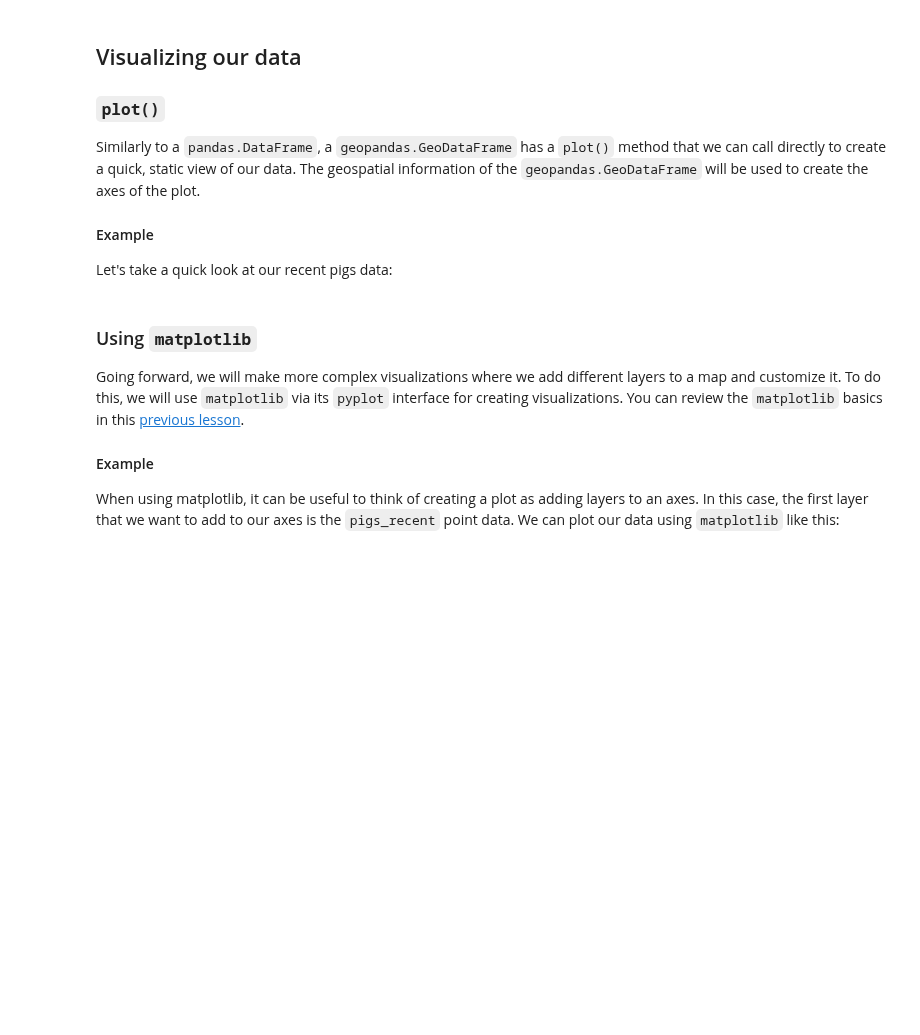
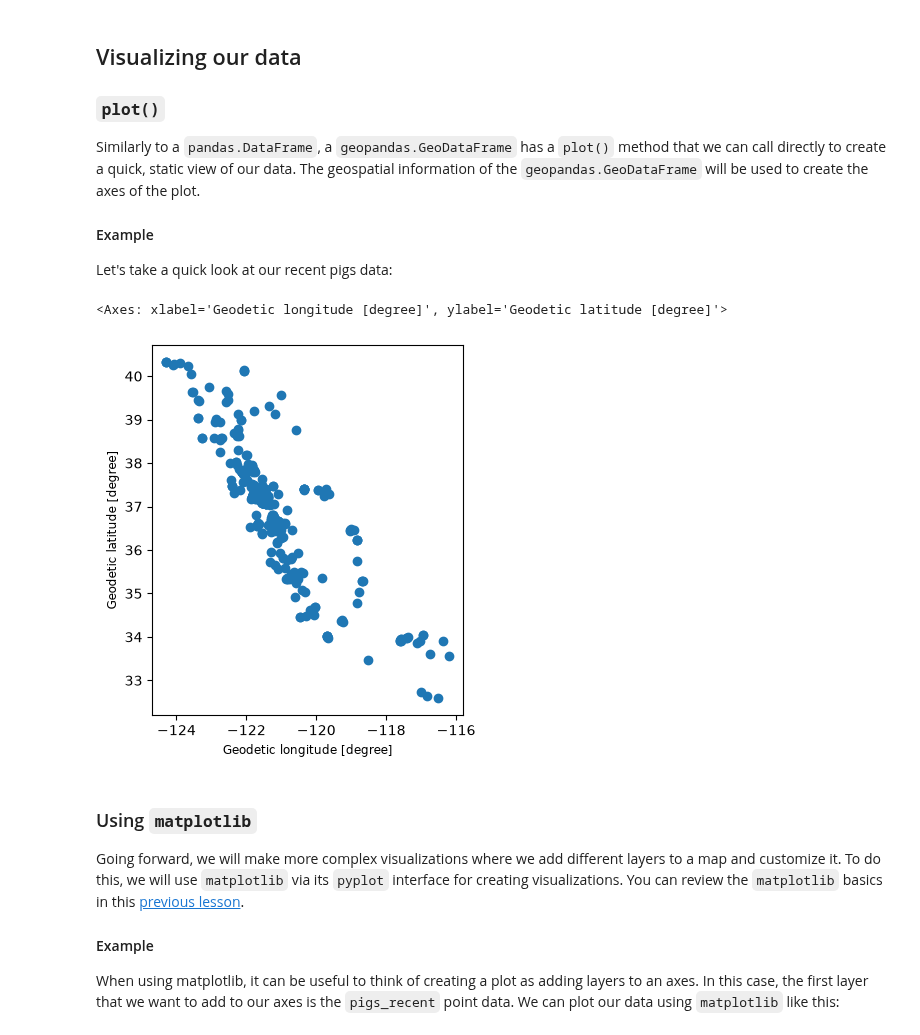
Before and after one commit to kloo49/eds220-in-class, a Jupyter notebook: week-5-geopandas-intro-STUDENTS.ipynb, the cells around one changed output. Drawn from its saved outputs; the diff is of its cells as text; code cells hidden in the pictures; blank space fills up the shorter version.

```diff
--- a/week-5-geopandas-intro-STUDENTS.ipynb
+++ b/week-5-geopandas-intro-STUDENTS.ipynb
@@ -133,2 +307,11 @@ Before running the next cell, write down your prediction: when do you expect the
 # %% [markdown]
 In this analysis, we will use data from 2020 onwards. We can use our usual data selection to subset it:
+# %%
+# Select data from 2020 onwards
+pigs_recent = pigs[pigs['year'] >= 2020]
+
+# Check length of original dataframe
+print('Total number of observations:',len(pigs))
+
+# Check length of new dataframe
+print('Number of observations since 2020:',len(pigs_recent))
@@ -142,6 +328,11 @@ Similarly to a `pandas.DataFrame`, a `geopandas.GeoDataFrame` has a `plot()` met
 #### Example
 
 Let's take a quick look at our recent pigs data:
+# %%
+pigs_recent.plot()
+# %% [output]
+<Axes: xlabel='Geodetic longitude [degree]', ylabel='Geodetic latitude [degree]'>
+[figure, added]
 # %% [markdown]
 ### Using `matplotlib`
 
```
Also changed, not shown: parts of 25 cells of this notebook.
